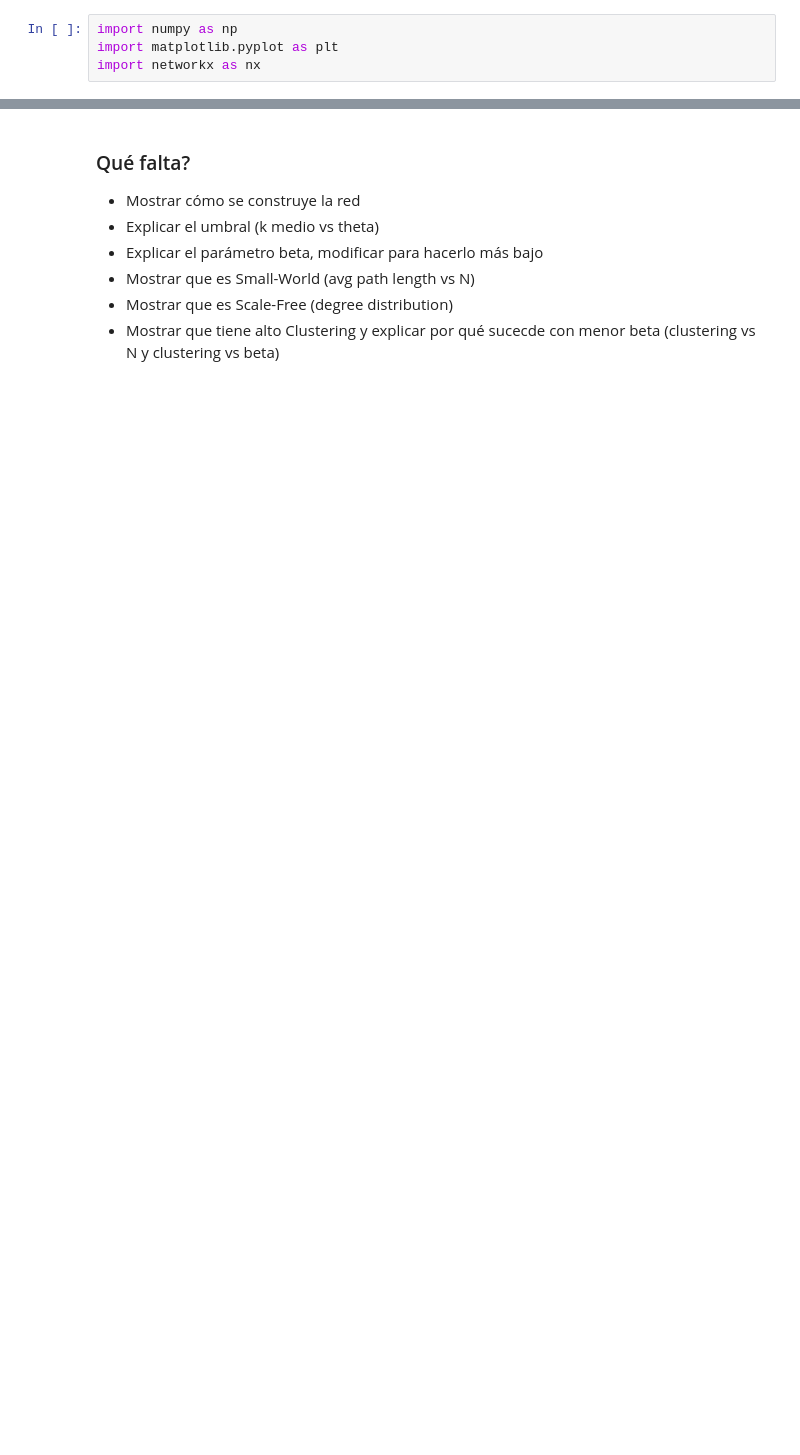
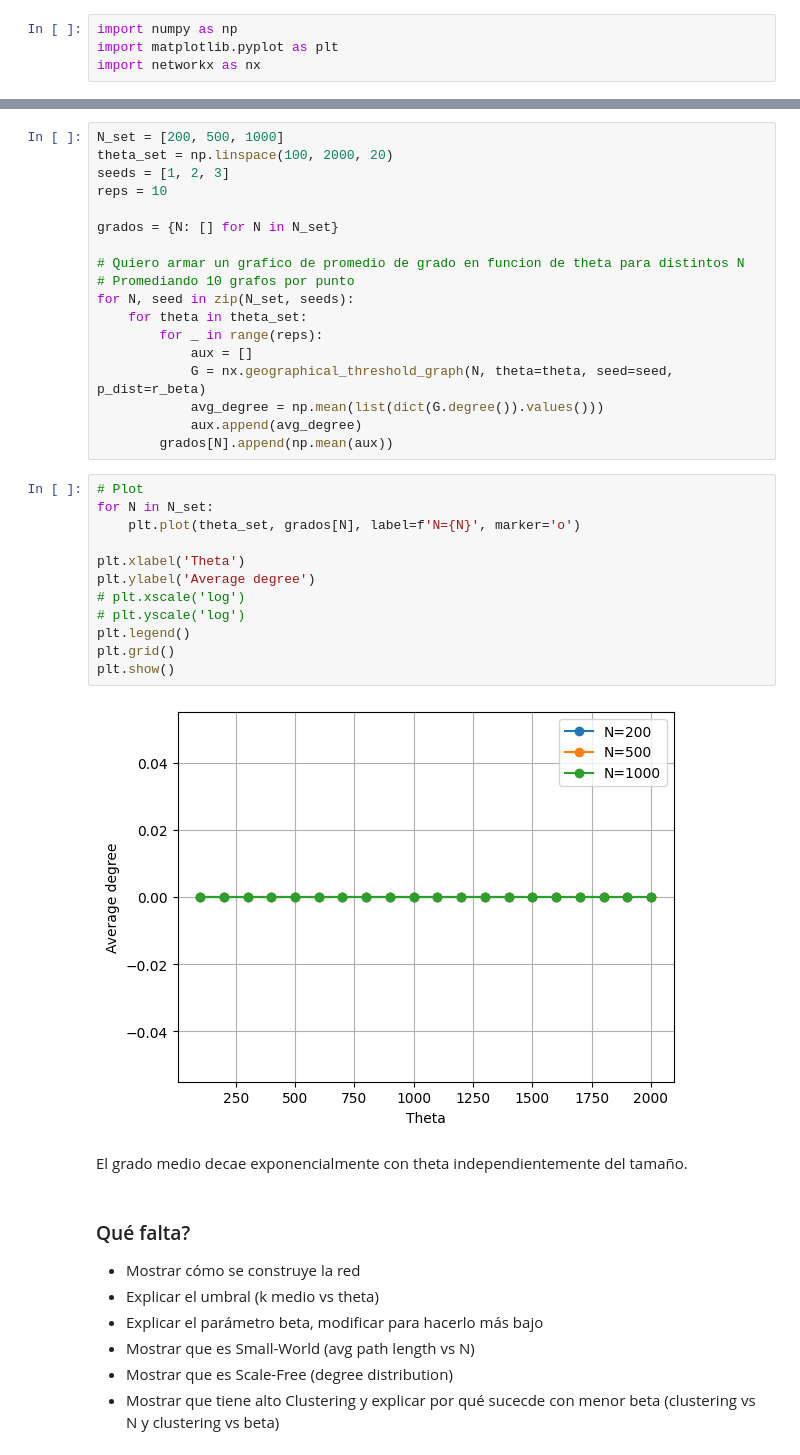
Before and after one commit to lautarogiordano/practicas-complejidad, a Jupyter notebook: p1-redes/redes.ipynb, the cells around one changed output, grey strips where cells are left out. Cells and saved outputs as stored; diff of their text form; blank space fills up the shorter version.

```diff
--- a/p1-redes/redes.ipynb
+++ b/p1-redes/redes.ipynb
@@ -40,3 +78,37 @@ Average clustering coefficient: 0.7073745968482201
+# %%
+N_set = [200, 500, 1000]
+theta_set = np.linspace(100, 2000, 20)
+seeds = [1, 2, 3]
+reps = 10
+
+grados = {N: [] for N in N_set}
+
+# Quiero armar un grafico de promedio de grado en funcion de theta para distintos N
+# Promediando 10 grafos por punto
+for N, seed in zip(N_set, seeds):
+    for theta in theta_set:
+        for _ in range(reps):
+            aux = []
+            G = nx.geographical_threshold_graph(N, theta=theta, seed=seed, p_dist=r_beta)
+            avg_degree = np.mean(list(dict(G.degree()).values()))
+            aux.append(avg_degree)
+        grados[N].append(np.mean(aux))
+# %%
+# Plot
+for N in N_set:
+    plt.plot(theta_set, grados[N], label=f'N={N}', marker='o')
+
+plt.xlabel('Theta')
+plt.ylabel('Average degree')
+# plt.xscale('log')
+# plt.yscale('log')
+plt.legend()
+plt.grid()
+plt.show()
+# %% [output]
+[figure, added]
+# %% [markdown]
+El grado medio decae exponencialmente con theta independientemente del tamaño.
 # %% [markdown]
 ### Qué falta?
 - Mostrar cómo se construye la red
```
Also changed, not shown: parts of 8 cells of this notebook, 1 other file.
